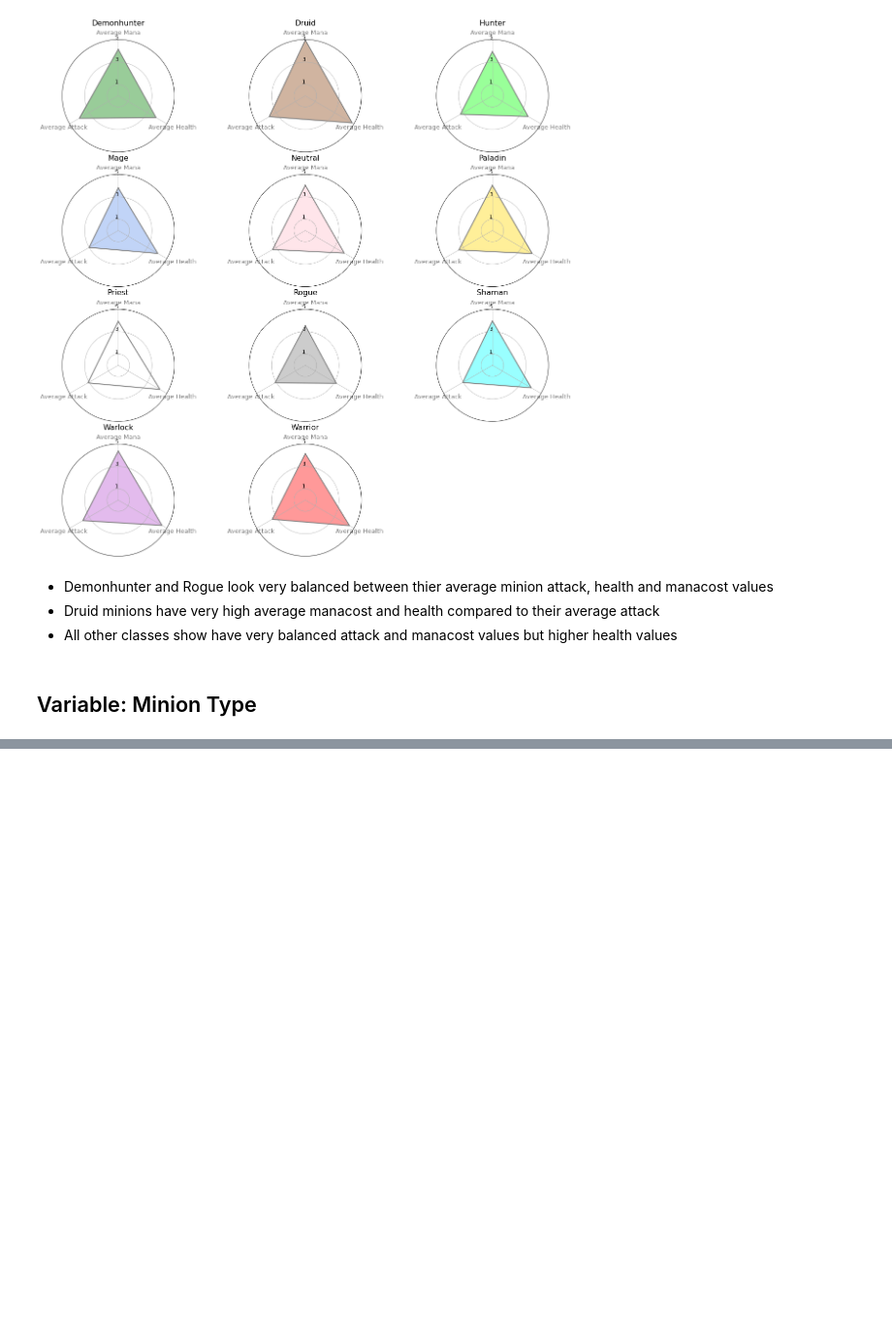
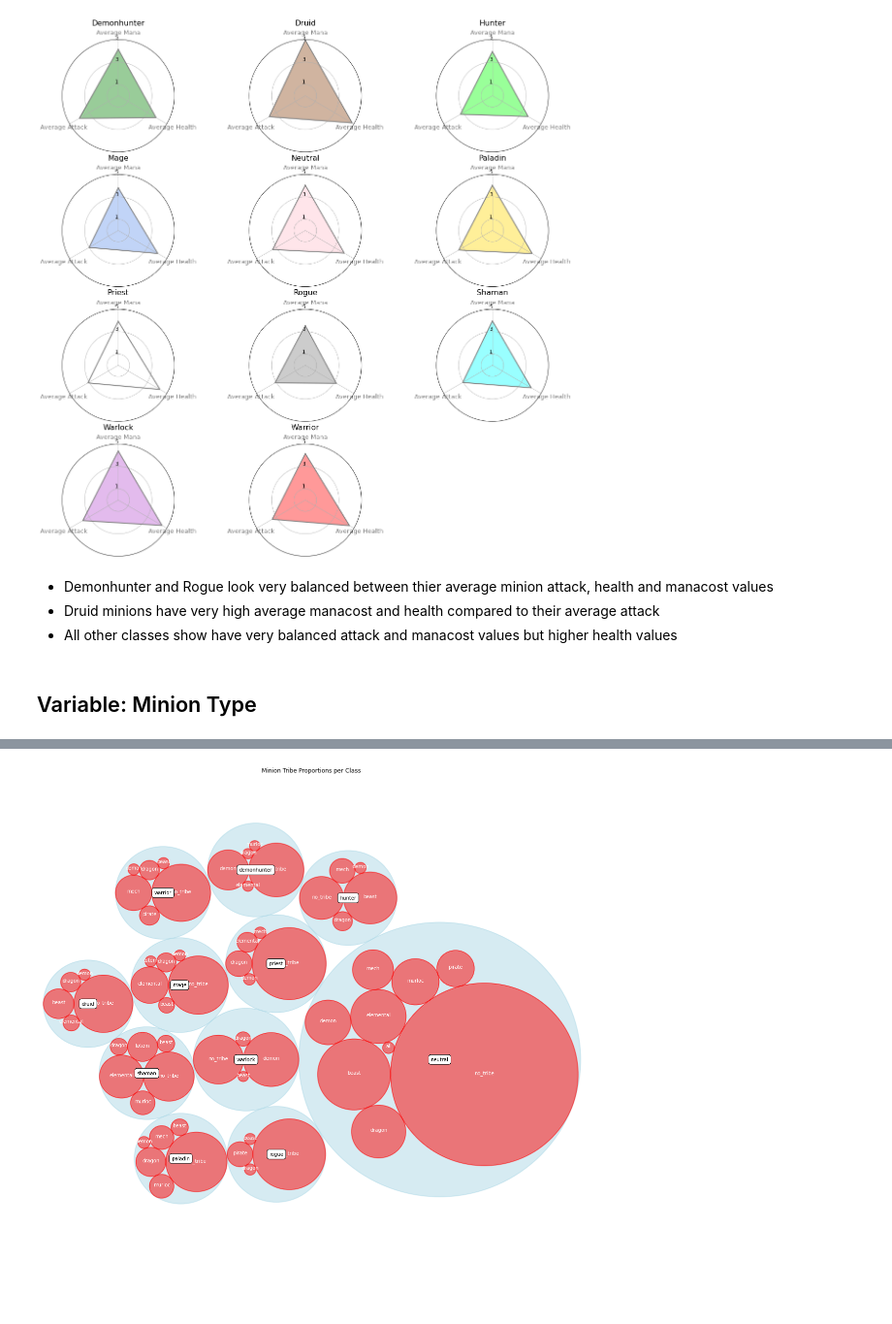
Before and after one commit to SamuelD-Data/hearthstone_project, a Jupyter notebook: hearthstone_project_notebook.ipynb, the cells around one changed output, grey strips where cells are left out. Shown at 97% size. Drawn from its saved outputs; the diff is of its cells as text; code cells hidden in the pictures; blank space fills up the shorter version.

Commit message:
circle packing chart created

```diff
--- a/hearthstone_project_notebook.ipynb
+++ b/hearthstone_project_notebook.ipynb
@@ -1056,6 +1056,4 @@ circle_data.reset_index(inplace = True)
 circle_dict_list = []
 
 for x in circle_data.name_prime_hero_class:
-    circle_dict_list.append({'class_name' :  x, 'minion_count' : int(circle_data.loc[circle_data['name_prime_hero_class'] == x, 'text'].values)})
-
-circle_dict_list
+    circle_dict_list.append({'id' :  x, 'datum' : int(circle_data.loc[circle_data['name_prime_hero_class'] == x, 'text'].values)})
@@ -1103,8 +1063,6 @@ class_minion_counts = pd.DataFrame(minions.groupby(['name_prime_hero_class', 'na
 for i in range(len(circle_dict_list)):
     tempd = []
     for ind, t in enumerate(class_minion_counts.index):
-        if t[0] == circle_dict_list[i]['class_name']:
-            tempd.append({'tribe' : t[1], 'tribe_count' : class_minion_counts.text[ind]})
-            circle_dict_list[i]['tribes'] = tempd
-
-circle_dict_list
+        if t[0] == circle_dict_list[i]['id']:
+            tempd.append({'id' : t[1], 'datum' : class_minion_counts.text[ind]})
+            circle_dict_list[i]['children'] = tempd
@@ -1146,4 +1068,0 @@ set([x[0] for x in test.index])
-# %%
-for i in range(len(circle_dict_list)):
-    for t in test
-    circle_dict_list[i]['tribes'] =
@@ -1242,0 +1069,56 @@ test.tail(20)
+# %%
+#
+final = [{'id': 'all', 'datum': 842, 'children' : circle_dict_list}]
+# %%
+# setting circle positions
+circles = circlify.circlify(
+    final,
+    show_enclosure = False,
+    target_enclosure = circlify.Circle(x=0, y=0, r=1)
+)
+
+# creating figure and subplot
+fig, ax = plt.subplots(figsize=(20,20))
+
+# setting title
+ax.set_title('Minion Tribe Proportions per Class')
+
+# removing axis
+ax.axis('off')
+
+# capturing axis borders
+lim = max(
+    max(
+        abs(circle.x) + circle.r,
+        abs(circle.y) + circle.r,
+    )
+    for circle in circles
+)
+plt.xlim(-lim, lim)
+plt.ylim(-lim, lim)
+
+# printing circles for classes (blue circles)
+for circle in circles:
+    if circle.level != 2:
+      continue
+    x, y, r = circle
+    ax.add_patch( plt.Circle((x, y), r, alpha=0.5, linewidth=2, color="lightblue"))
+
+# printing circles for minion tribes (green circles)
+for circle in circles:
+    if circle.level != 3:
+      continue
+    x, y, r = circle
+    label = circle.ex["id"]
+    ax.add_patch( plt.Circle((x, y), r, alpha=0.5, linewidth=2, color = "red"))
+    plt.annotate(label, (x,y ), ha='center', color="white")
+
+# printing labels for classes
+for circle in circles:
+    if circle.level != 2:
+      continue
+    x, y, r = circle
+    label = circle.ex["id"]
+    plt.annotate(label, (x,y ) ,va='center', ha='center', bbox=dict(facecolor='white', edgecolor='black', boxstyle='round', pad=.5))
+# %% [output]
+[figure, added]
```
Also changed, not shown: parts of 13 cells of this notebook.
